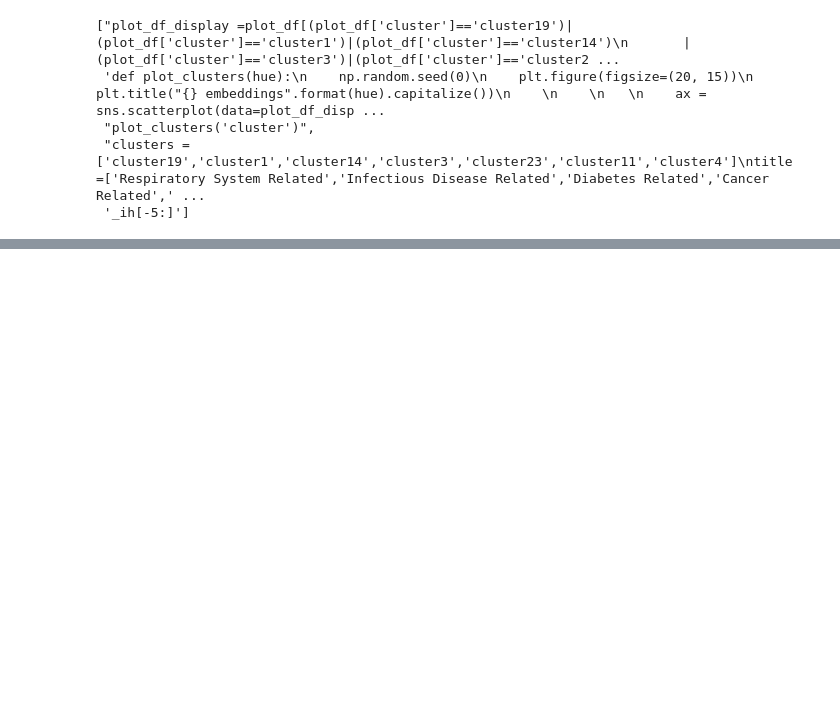
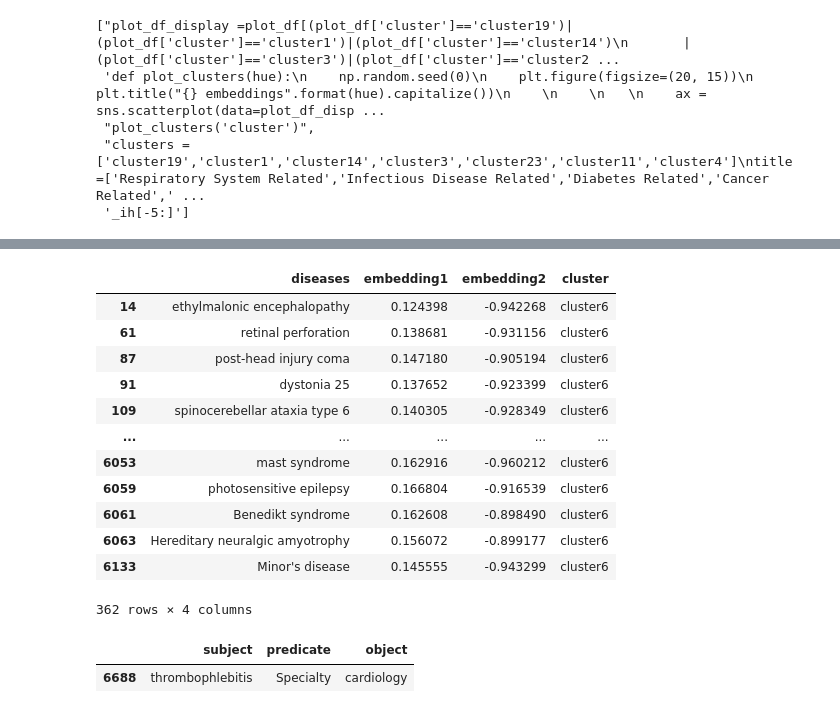
Before and after one commit to sharmasharad795/Medi_Knowledge_Graph, a Jupyter notebook: OutputFiles/embeddings/diseases_embedding.ipynb, the cells around one changed output, grey strips where cells are left out. Saved outputs shown, nothing was run; the diff lists cells and outputs as text; code cells hidden in the pictures; blank space fills up the shorter version.

```diff
--- a/OutputFiles/embeddings/diseases_embedding.ipynb
+++ b/OutputFiles/embeddings/diseases_embedding.ipynb
@@ -175,0 +185,21 @@ df
+# %%
+plot_df[plot_df['cluster']=='cluster6']
+# %% [output]
+|  | diseases | embedding1 | embedding2 | cluster |
+| 14 | ethylmalonic encephalopathy | 0.124398 | -0.942268 | cluster6 |
+| 61 | retinal perforation | 0.138681 | -0.931156 | cluster6 |
+| 87 | post-head injury coma | 0.147180 | -0.905194 | cluster6 |
+| 91 | dystonia 25 | 0.137652 | -0.923399 | cluster6 |
+| 109 | spinocerebellar ataxia type 6 | 0.140305 | -0.928349 | cluster6 |
+| ... | ... | ... | ... | ... |
+| 6053 | mast syndrome | 0.162916 | -0.960212 | cluster6 |
+| 6059 | photosensitive epilepsy | 0.166804 | -0.916539 | cluster6 |
+| 6061 | Benedikt syndrome | 0.162608 | -0.898490 | cluster6 |
+| 6063 | Hereditary neuralgic amyotrophy | 0.156072 | -0.899177 | cluster6 |
+| 6133 | Minor's disease | 0.145555 | -0.943299 | cluster6 |
+362 rows × 4 columns
+# %%
+final_df[final_df['subject']=='thrombophlebitis']
+# %% [output]
+|  | subject | predicate | object |
+| 6688 | thrombophlebitis | Specialty | cardiology |
```
Also changed, not shown: parts of 20 cells of this notebook, 4 other files.
